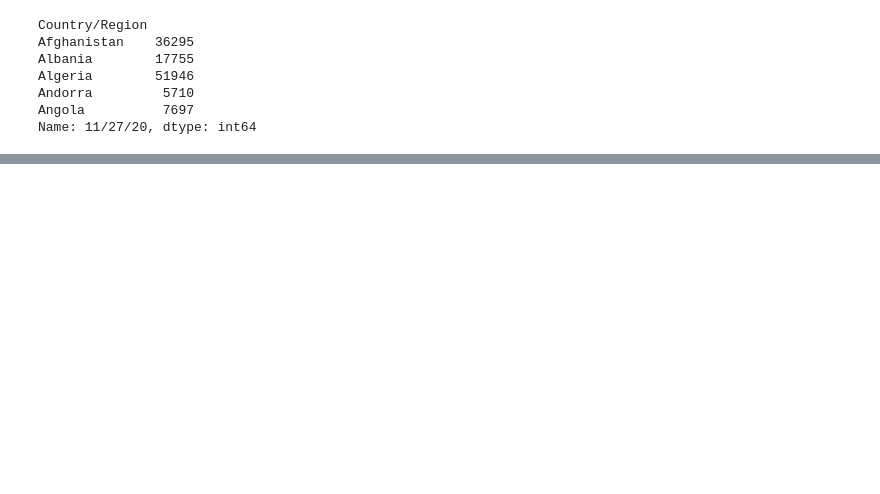
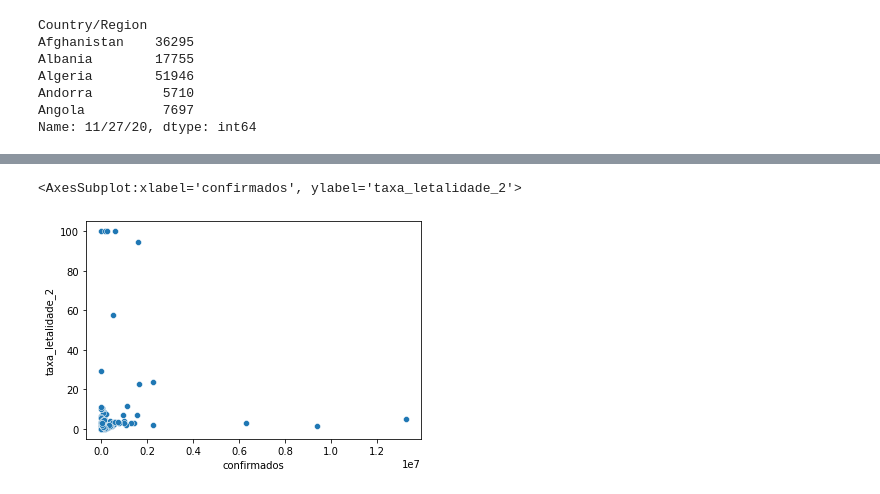
Before and after one commit to ton-santana/Analises_para_saude_e_medicina, a Jupyter notebook: Dados_e_visualizacoes.ipynb, the cells around one changed output, grey strips where cells are left out. Cells and saved outputs as stored; diff of their text form; code cells hidden in the pictures; blank space fills up the shorter version.

```diff
--- a/Dados_e_visualizacoes.ipynb
+++ b/Dados_e_visualizacoes.ipynb
@@ -151,0 +192,5 @@ print(taxa_letalidade_1 * 100)
+# %%
+sns.scatterplot(data = combinados, x = "confirmados", y = "taxa_letalidade_2")
+# %% [output]
+<AxesSubplot:xlabel='confirmados', ylabel='taxa_letalidade_2'>
+[figure, added]
```
Also changed, not shown: parts of 16 cells of this notebook.
